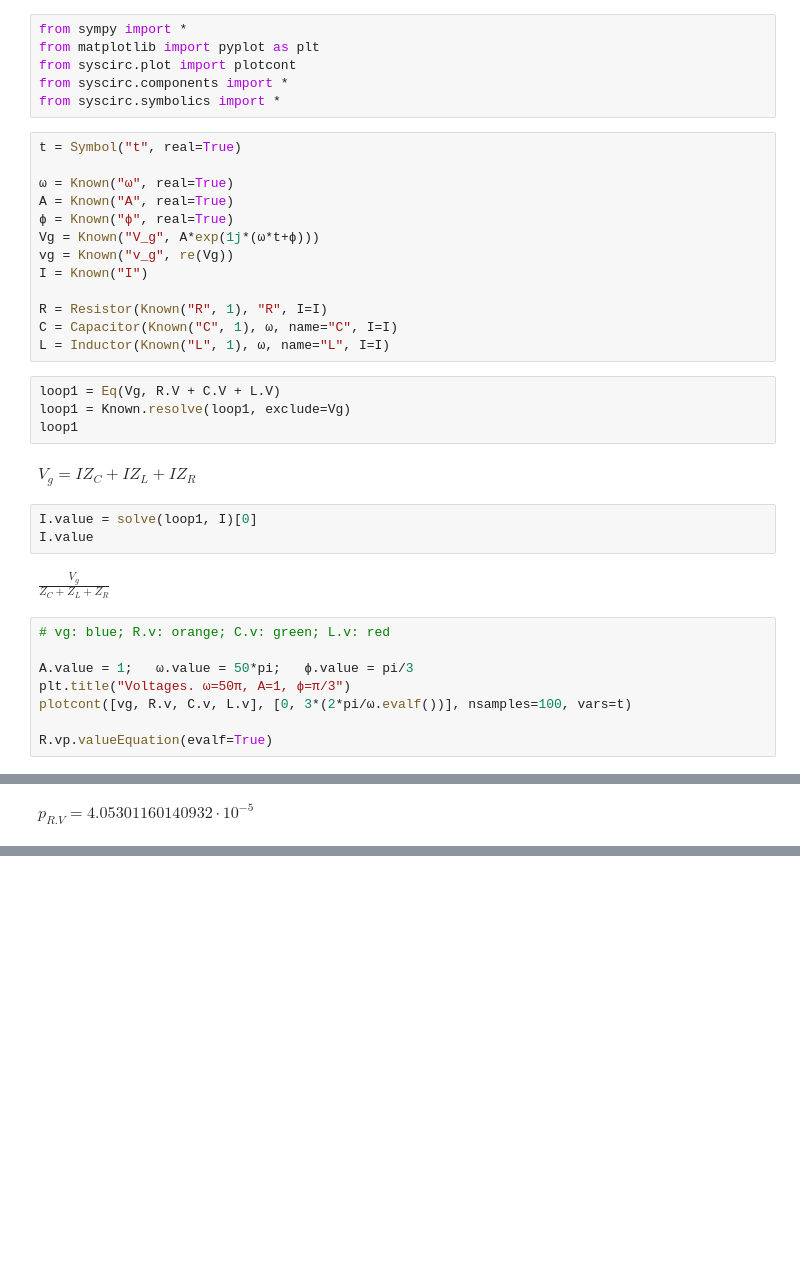
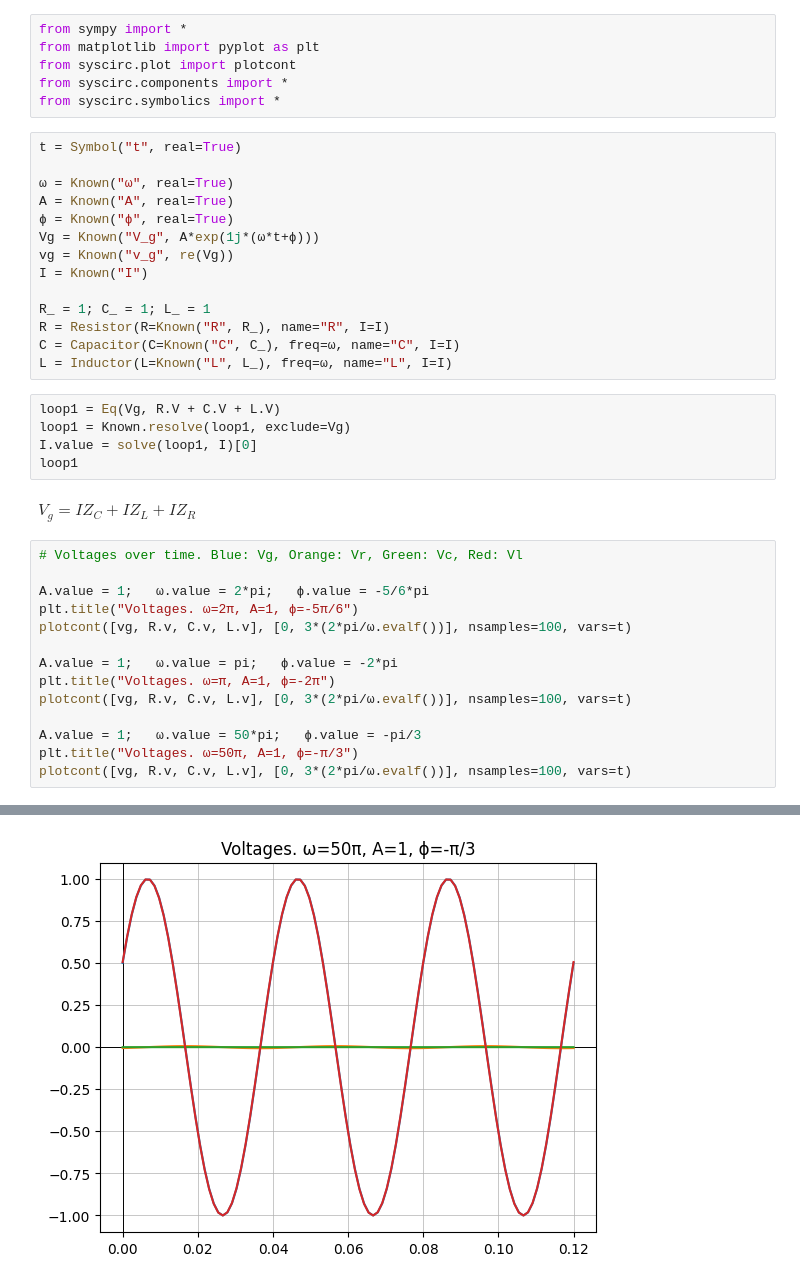
Before and after one commit to alonso-herreros/uni-syscirc-problems, a Jupyter notebook: code/circuits/C.4.ipynb, the cells around one changed output, grey strips where cells are left out. Drawn from its saved outputs; the diff is of its cells as text; blank space fills up the shorter version.

```diff
--- a/code/circuits/C.4.ipynb
+++ b/code/circuits/C.4.ipynb
@@ -14,26 +14,29 @@ Vg = Known("V_g", A*exp(1j*(ω*t+ϕ)))
 vg = Known("v_g", re(Vg))
 I = Known("I")
 
-R = Resistor(Known("R", 1), "R", I=I)
-C = Capacitor(Known("C", 1), ω, name="C", I=I)
-L = Inductor(Known("L", 1), ω, name="L", I=I)
+R_ = 1; C_ = 1; L_ = 1
+R = Resistor(R=Known("R", R_), name="R", I=I)
+C = Capacitor(C=Known("C", C_), freq=ω, name="C", I=I)
+L = Inductor(L=Known("L", L_), freq=ω, name="L", I=I)
 # %%
 loop1 = Eq(Vg, R.V + C.V + L.V)
 loop1 = Known.resolve(loop1, exclude=Vg)
+I.value = solve(loop1, I)[0]
 loop1
 # %% [output]
 $\displaystyle V_{g} = I Z_{C} + I Z_{L} + I Z_{R}$
-# %%
-I.value = solve(loop1, I)[0]
-I.value
-# %% [output]
-$\displaystyle \frac{V_{g}}{Z_{C} + Z_{L} + Z_{R}}$
 # %%
-# vg: blue; R.v: orange; C.v: green; L.v: red
+# Voltages over time. Blue: Vg, Orange: Vr, Green: Vc, Red: Vl
 
-A.value = 1;   ω.value = 50*pi;   ϕ.value = pi/3
-plt.title("Voltages. ω=50π, A=1, ϕ=π/3")
+A.value = 1;   ω.value = 2*pi;   ϕ.value = -5/6*pi
+plt.title("Voltages. ω=2π, A=1, ϕ=-5π/6")
 plotcont([vg, R.v, C.v, L.v], [0, 3*(2*pi/ω.evalf())], nsamples=100, vars=t)
 
-R.vp.valueEquation(evalf=True)
+A.value = 1;   ω.value = pi;   ϕ.value = -2*pi
+plt.title("Voltages. ω=π, A=1, ϕ=-2π")
+plotcont([vg, R.v, C.v, L.v], [0, 3*(2*pi/ω.evalf())], nsamples=100, vars=t)
+
+A.value = 1;   ω.value = 50*pi;   ϕ.value = -pi/3
+plt.title("Voltages. ω=50π, A=1, ϕ=-π/3")
+plotcont([vg, R.v, C.v, L.v], [0, 3*(2*pi/ω.evalf())], nsamples=100, vars=t)
 # %% [output]
@@ -41 +43,0 @@ R.vp.valueEquation(evalf=True)
-$\displaystyle p_{R.V} = 4.05301160140932 \cdot 10^{-5}$
@@ -41,0 +45 @@ $\displaystyle p_{R.V} = 4.05301160140932 \cdot 10^{-5}$
+[figure, added]
```
Also changed, not shown: parts of 9 cells of this notebook.
